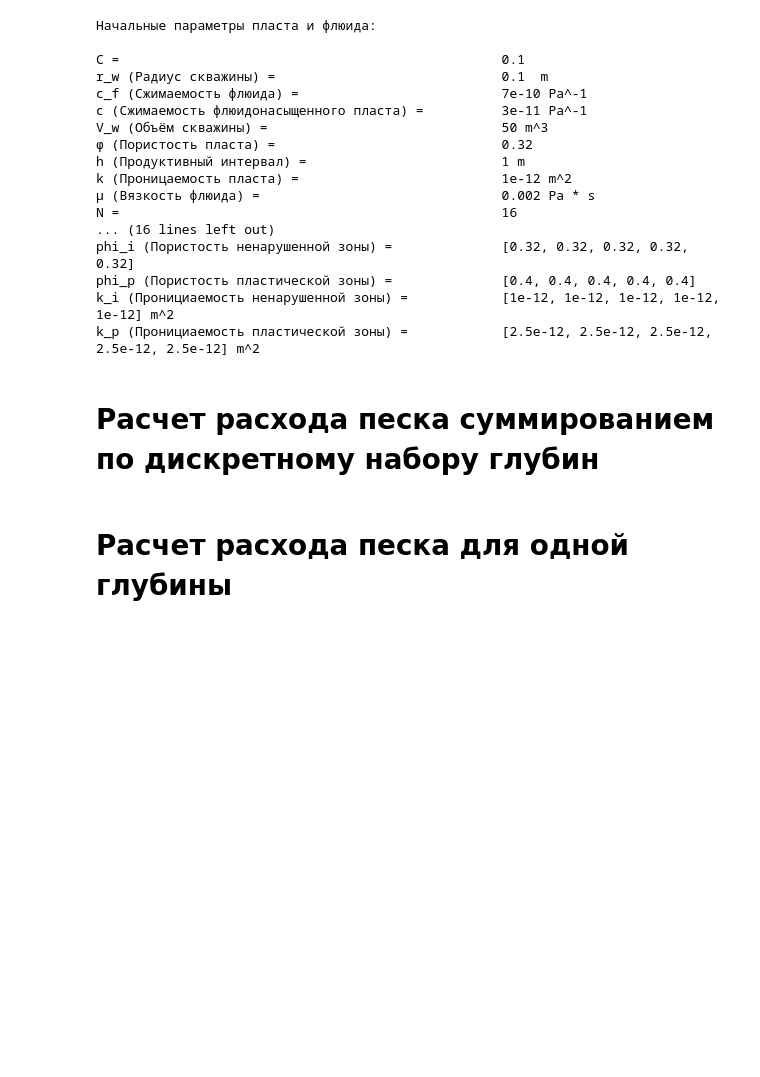
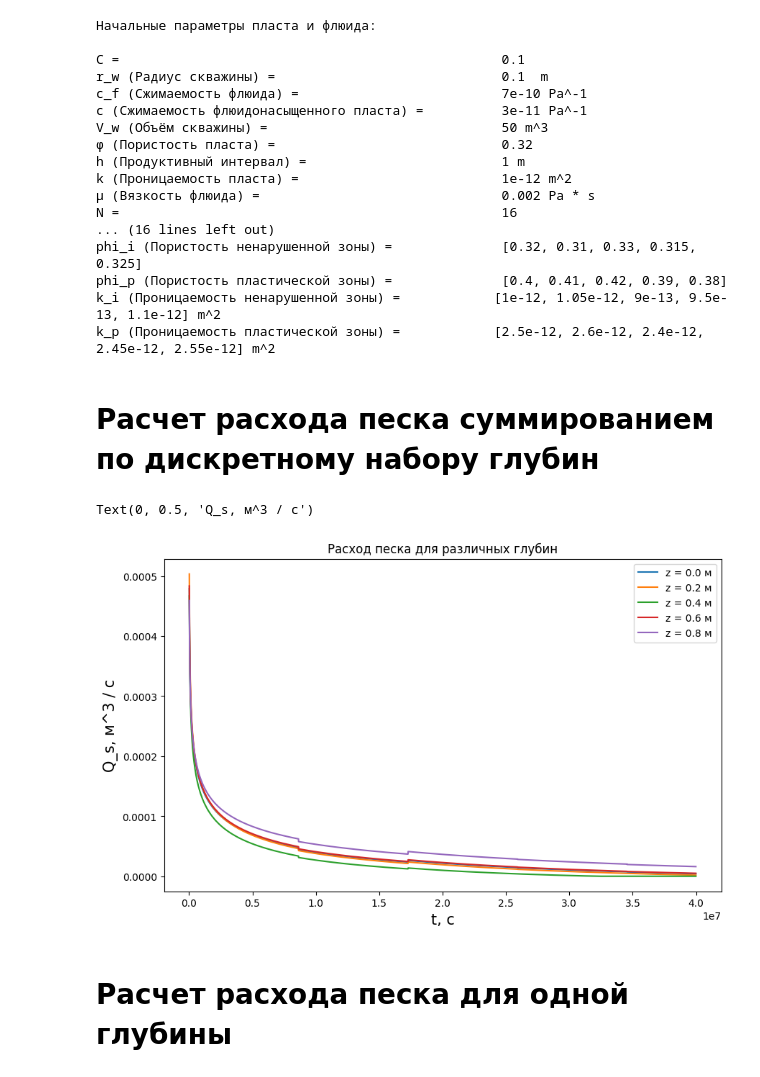
Before and after one commit to a-bagrov/sand-production, a Jupyter notebook: Sand_Production.ipynb, the cells around one changed output. Drawn from its saved outputs; the diff is of its cells as text; code cells hidden in the pictures; blank space fills up the shorter version.

```diff
--- a/Sand_Production.ipynb
+++ b/Sand_Production.ipynb
@@ -3,6 +3,7 @@ import numpy as np
 from cmath import sqrt
 from scipy.special import kv
 import matplotlib.pyplot as plt
+from matplotlib import ticker
 import scipy.special
 from scipy import stats
 from mpmath import *
@@ -27,6 +28,7 @@ mu = 0.002                         # Вязкость флюида
 lamb = k / (fi * mu * c)
 N = 16
 p_0_array = [1.0E6, 2 * 1.0E6, 1/2 * 1.0E6, 3/4 * 1.0E6, 6/5 * 1.0E6, ]       # Массив p_0 для разных моментов времени
+# p_0_array = [1.0E6, 1.0E6, 1.0E6, 1.0E6, 1.0E6, ]       # Массив p_0 для разных моментов времени
 t_array = np.array([0, 8640000, 2 * 8640000, 3 * 8640000, 4 * 8640000, ])     # Массив времен в секундах, соответствующих разным p_0
 p_e = 15.0E6                       # Давление в пласте
 
@@ -35,9 +37,9 @@ p_e = 15.0E6                       # Давление в пласте
 mu_poisson = 0.25                  # Коэффициент Пуассона
 alpha = 0.7                        # Коэффициент Био
 phi = 30. / 180 * np.pi             # Угол внутренного трения
-sigma_h = 48.0E6 * 0.84                     # Полное минимальное горизонтальное напряжение на отдалении от скважины
-sigma_H = 54.0E6 * 0.84                     # Полное максимальное горизонтальное напряжение на отдалении от скважины
-sigma_v = 42.0E6 * 0.84
+sigma_h = 48.0E6 * 0.7                     # Полное минимальное горизонтальное напряжение на отдалении от скважины
+sigma_H = 54.0E6 * 0.7                     # Полное максимальное горизонтальное напряжение на отдалении от скважины
+sigma_v = 42.0E6 * 0.7
 xi = alpha * (1 - 2 * mu_poisson) / (1 - mu_poisson)
 f = 0.32                            # Пористость ненарушенной среды
 C_cohesion = 12E6                  # Когезия
@@ -45,10 +47,10 @@ K = np.tan(np.pi / 4 + phi / 2)
 
 # Параметры для вычисления расхода песка q_s
 
-phi_i_array = [0.32, 0.32, 0.32, 0.32, 0.32]       # Пористость ненарушенной зоны
-phi_p_array = [0.4, 0.4, 0.4, 0.4, 0.4]             # Пористость пластической зоны
-k_i_array = [1E-12, 1E-12, 1E-12, 1E-12, 1E-12] # Пронициаемость ненарушенной зоны
-k_p_array = [2.5E-12, 2.5E-12, 2.5E-12, 2.5E-12, 2.5E-12] # Пронициаемость пластической зоны
+phi_i_array = [0.32, 0.31, 0.33, 0.315, 0.325]       # Пористость ненарушенной зоны
+phi_p_array = [0.4, 0.41, 0.42, 0.39, 0.38]             # Пористость пластической зоны
+k_i_array = [1.0E-12, 1.05E-12, 0.9E-12, 0.95E-12, 1.1E-12] # Пронициаемость ненарушенной зоны
+k_p_array = [2.5E-12, 2.6E-12, 2.4E-12, 2.45E-12, 2.55E-12] # Пронициаемость пластической зоны
 
 skin_factor = -5.635
 r_e_array = r_w * np.exp(skin_factor / (np.divide(k_i_array, k_p_array) - 1))          # Массив радиусов дренирования для различных глубин
@@ -98,8 +100,8 @@ print()
 print('r_e (Радиус дренирования) =                        ', r_e_array, 'm')
 print('phi_i (Пористость ненарушенной зоны) =             ', phi_i_array, '')
 print('phi_p (Пористость пластической зоны) =             ', phi_p_array, '')
-print('k_i (Пронициаемость ненарушенной зоны) =           ', k_i_array, 'm^2')
-print('k_p (Пронициаемость пластической зоны) =           ', k_p_array, 'm^2')
+print('k_i (Проницаемость ненарушенной зоны) =           ', k_i_array, 'm^2')
+print('k_p (Проницаемость пластической зоны) =           ', k_p_array, 'm^2')
 # %% [output]
 Начальные параметры пласта и флюида:
 
@@ -114,10 +116,10 @@ k (Проницаемость пласта) =                          1e-12 m^2
 μ (Вязкость флюида) =                               0.002 Pa * s
 N =                                                 16
 ... (16 lines left out)
-phi_i (Пористость ненарушенной зоны) =              [0.32, 0.32, 0.32, 0.32, 0.32]
-phi_p (Пористость пластической зоны) =              [0.4, 0.4, 0.4, 0.4, 0.4]
-k_i (Пронициаемость ненарушенной зоны) =            [1e-12, 1e-12, 1e-12, 1e-12, 1e-12] m^2
-k_p (Пронициаемость пластической зоны) =            [2.5e-12, 2.5e-12, 2.5e-12, 2.5e-12, 2.5e-12] m^2
+phi_i (Пористость ненарушенной зоны) =              [0.32, 0.31, 0.33, 0.315, 0.325]
+phi_p (Пористость пластической зоны) =              [0.4, 0.41, 0.42, 0.39, 0.38]
+k_i (Проницаемость ненарушенной зоны) =            [1e-12, 1.05e-12, 9e-13, 9.5e-13, 1.1e-12] m^2
+k_p (Проницаемость пластической зоны) =            [2.5e-12, 2.6e-12, 2.4e-12, 2.45e-12, 2.55e-12] m^2
 # %%
 # Функция delta_p_rel в пространстве Лапласа - формула (5)
 def F_delta_p_rel(r, s):
@@ -255,9 +257,22 @@ t_0 = 100                                             # Некоторый мо
 # %%
 Q_array = [Q(t_i, p_e, p_0_array[np.where(t_array <= t_i)[0][-1]]) for t_i in t_2]     # Массив расходов флюида
 Q_s_array = np.zeros(len(t_2) - 1)                 # Массив расходов песка
+Q_s_matrix = []
 for i in range(len(k_i_array)):              # Суммируем расходы
     q_s_array = q_s(t_2, Q_array, p_e, p_0_array, k_i_array[i], k_p_array[i], phi_i_array[i], phi_p_array[i], r_e_array[i])
     Q_s_array = Q_s_array + np.dot(q_s_array, delta_z)
+    Q_s_matrix.append(np.dot(q_s_array, delta_z)[2:])
+# %%
+plt.figure(figsize=(10,6))
+for i in range(len(Q_s_matrix)):
+    plt.plot(t_2[2:-1],Q_s_matrix[i], label='z = ' + str(int(delta_z * i * 10) / 10) + ' м')
+plt.legend()
+plt.title('Расход песка для различных глубин')
+plt.xlabel('t, с', size='15')
+plt.ylabel('Q_s, м^3 / с', size='15')
+# %% [output]
+Text(0, 0.5, 'Q_s, м^3 / с')
+[figure, added]
 # %% [markdown]
 # Расчет расхода песка для одной глубины
 # %%
```
Also changed, not shown: parts of 9 cells of this notebook, 1 other file.
